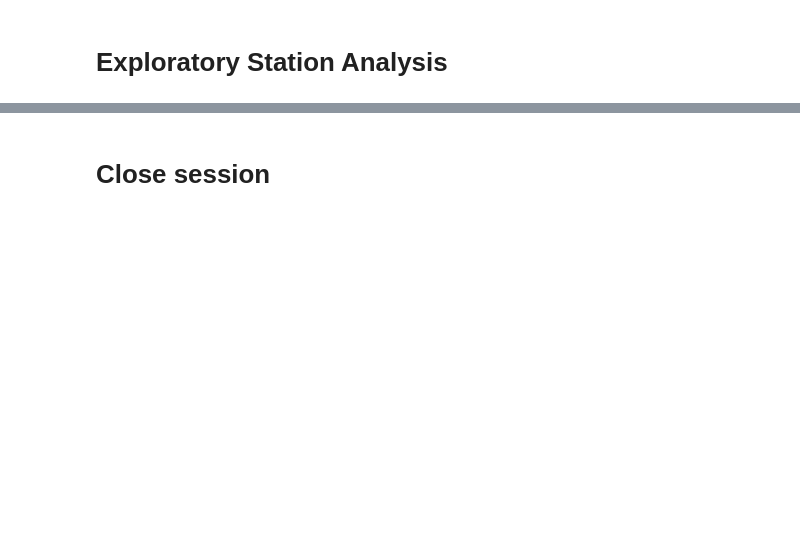
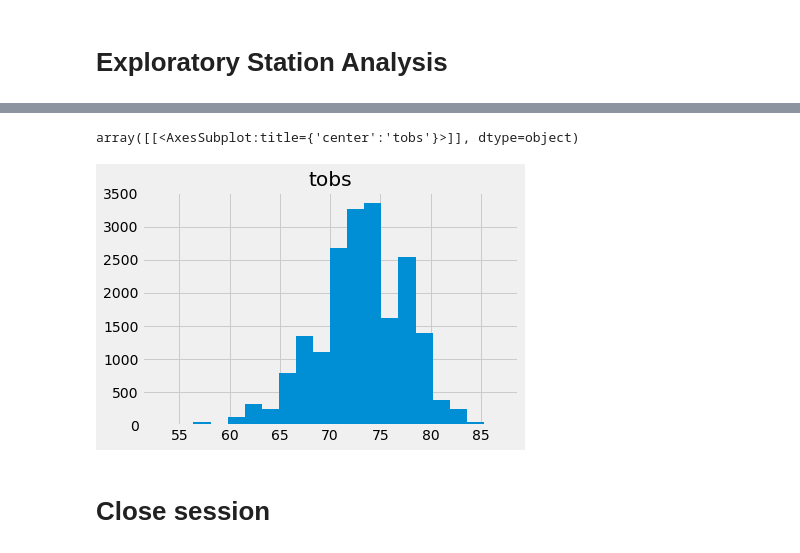
Before and after one commit to jhurley684/10_sqlalchemy-challenge, a Jupyter notebook: Instructions/climate_starter.ipynb, the cells around one changed output, grey strips where cells are left out. Cells and saved outputs as stored; diff of their text form; code cells hidden in the pictures; blank space fills up the shorter version.

```diff
--- a/Instructions/climate_starter.ipynb
+++ b/Instructions/climate_starter.ipynb
@@ -136,3 +167,9 @@ prcp2_df.describe(include='all')
 # %%
-# Using the most active station id
+# Using the most active station id.
 # Query the last 12 months of temperature observation data for this station and plot the results as a histogram
+results2=session.query(Measurement.date, Measurement.tobs).filter(Measurement.date >'2016-08-23', Measurement.date <'2017-08-23').\
+    order_by(Measurement.date).all()
+
+results2 = session.query(Measurement.date, Measurement.tobs).statement
+temp_df = pd.read_sql_query(results2, session.bind)
+temp_df
@@ -139,3 +190,9 @@ prcp2_df.describe(include='all')
+# %%
+# Create histogram
+temp_df.hist(bins = 20)
+# %% [output]
+array([[<AxesSubplot:title={'center':'tobs'}>]], dtype=object)
+[figure, added]
 # %% [markdown]
 # Close session
 # %%
```
Also changed, not shown: parts of 6 cells of this notebook.
